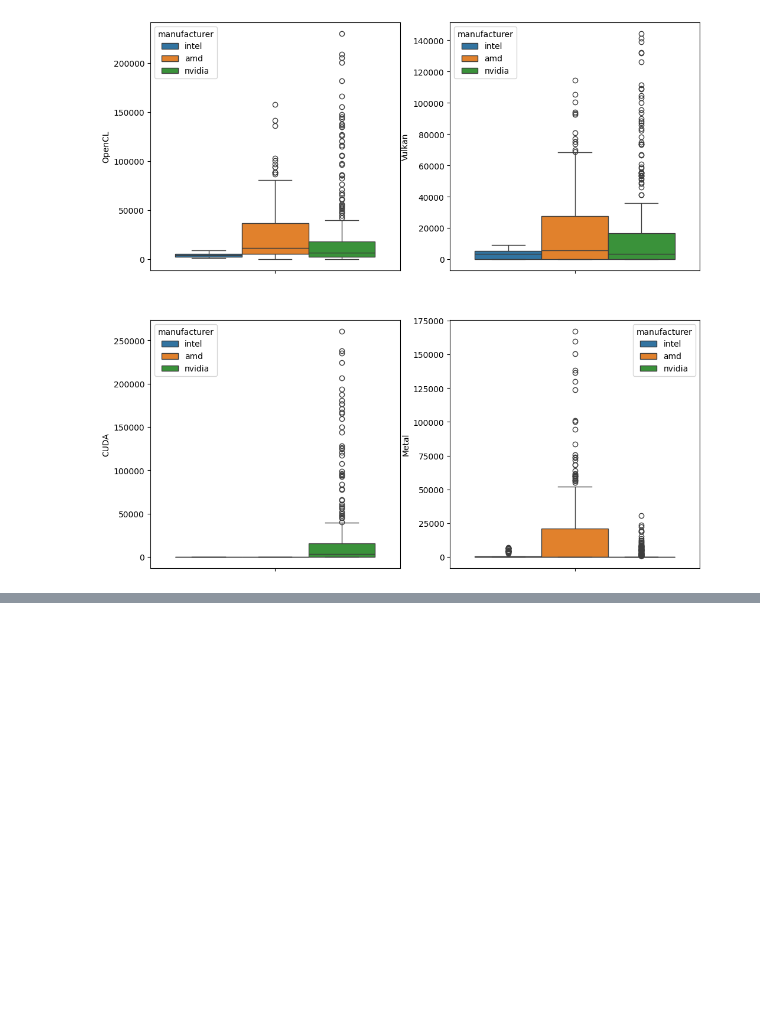
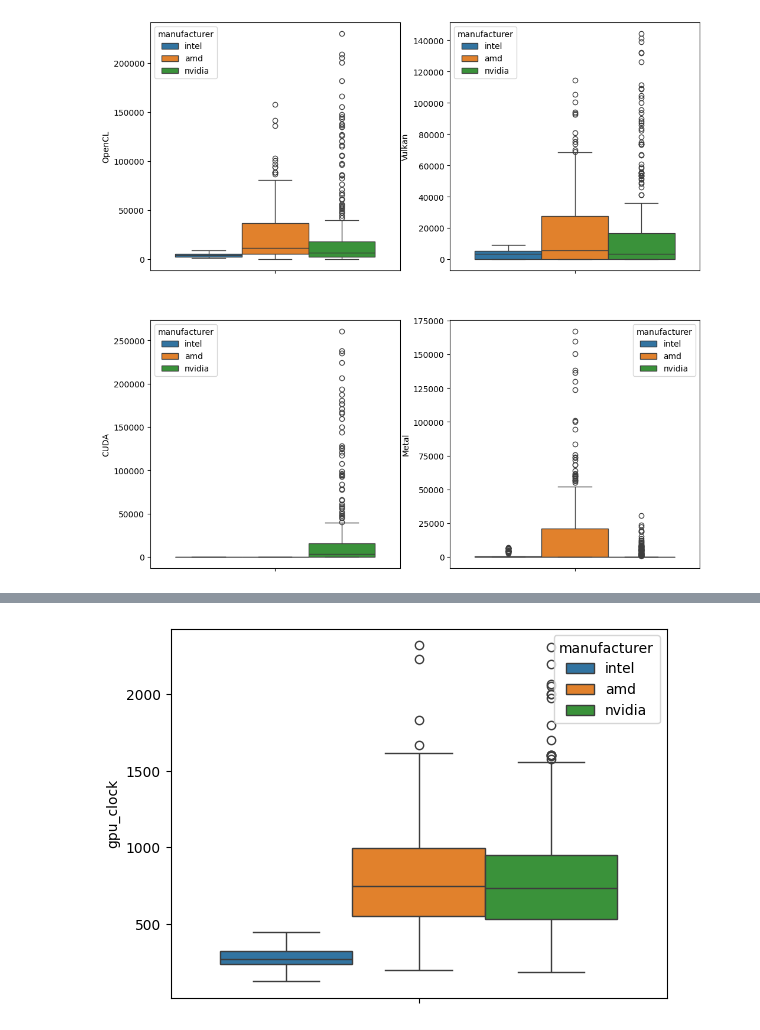
Before and after one commit to DylanHartmann/CDS-301-Project, a Jupyter notebook: visualizations.ipynb, the cells around one changed output, grey strips where cells are left out. Cells and saved outputs as stored; diff of their text form; code cells hidden in the pictures; blank space fills up the shorter version.

```diff
--- a/visualizations.ipynb
+++ b/visualizations.ipynb
@@ -539,0 +598,5 @@ plt.show()
+# %%
+sns.boxplot(data=final, y="gpu_clock", hue="manufacturer")
+plt.show()
+# %% [output]
+[figure, added]
```
Also changed, not shown: parts of 25 cells of this notebook.
